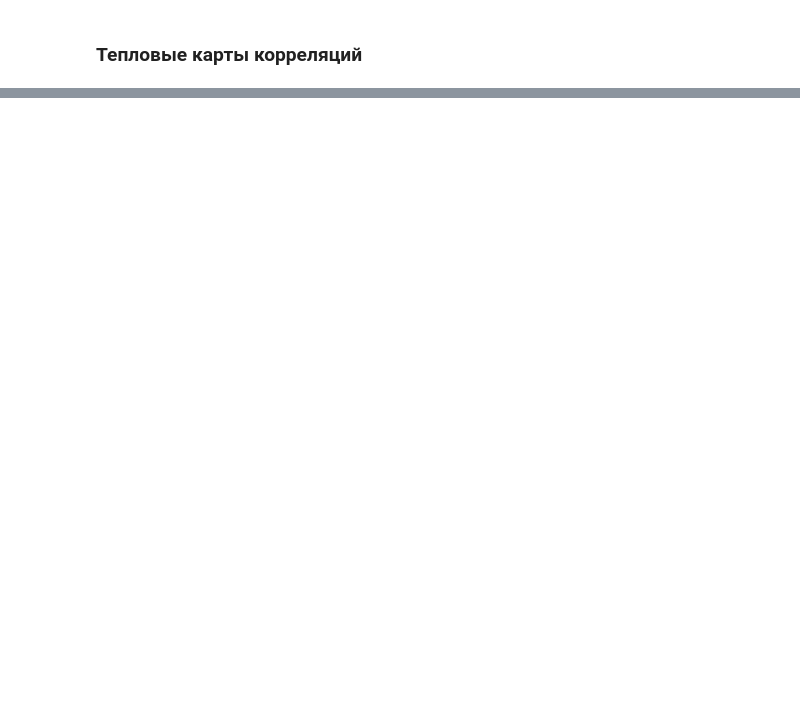
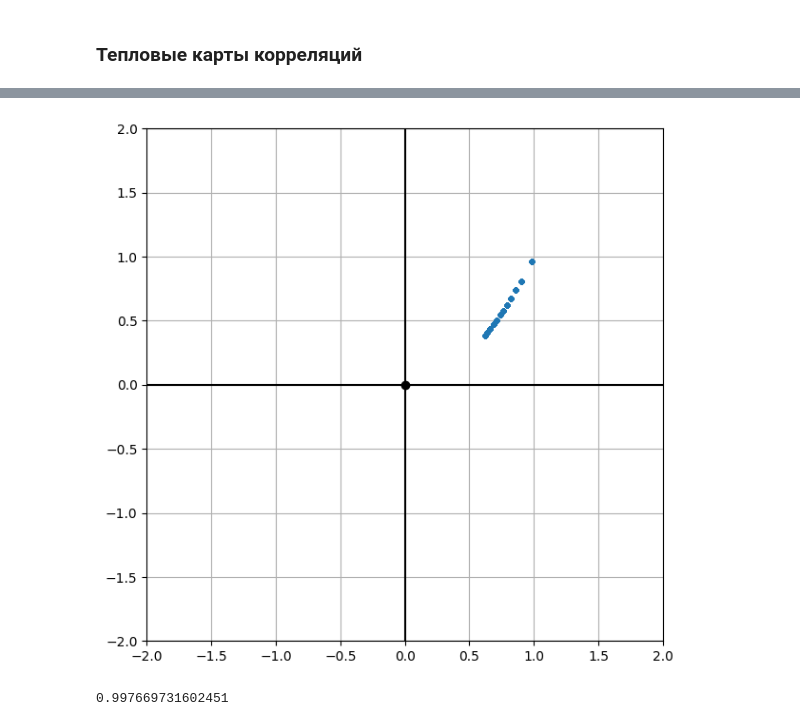
Before and after one commit to ralmetov/principal-component-analysis, a Jupyter notebook: Correlation.ipynb, the cells around one changed output, grey strips where cells are left out. Drawn from its saved outputs; the diff is of its cells as text; code cells hidden in the pictures; blank space fills up the shorter version.

```diff
--- a/Correlation.ipynb
+++ b/Correlation.ipynb
@@ -46,0 +117,3 @@ df.corr()['age']['charges']
+# %%
+df['X1^2'] = df['X1']**2
+df
@@ -46,0 +134,20 @@ df.corr()['age']['charges']
+# %%
+plt.figure(figsize=(7,7))
+
+plt.xlim([-2,2])
+plt.ylim([-2,2])
+plt.grid()
+
+plt.plot(0,0, 'o', color = 'black')
+plt.plot(np.arange(-2,3), 0*np.arange(-2,3), '-', color = 'black' )
+plt.plot(np.arange(-2,3)*0, np.arange(-2,3), '-', color = 'black' )
+
+plt.plot(df['X1'], df['X1^2'], '.')
+
+plt.show()
+# %% [output]
+[figure, added]
+# %%
+df.corr()['X1']['X1^2']
+# %% [output]
+0.997669731602451
```
Also changed, not shown: parts of 12 cells of this notebook, 4 other files.
